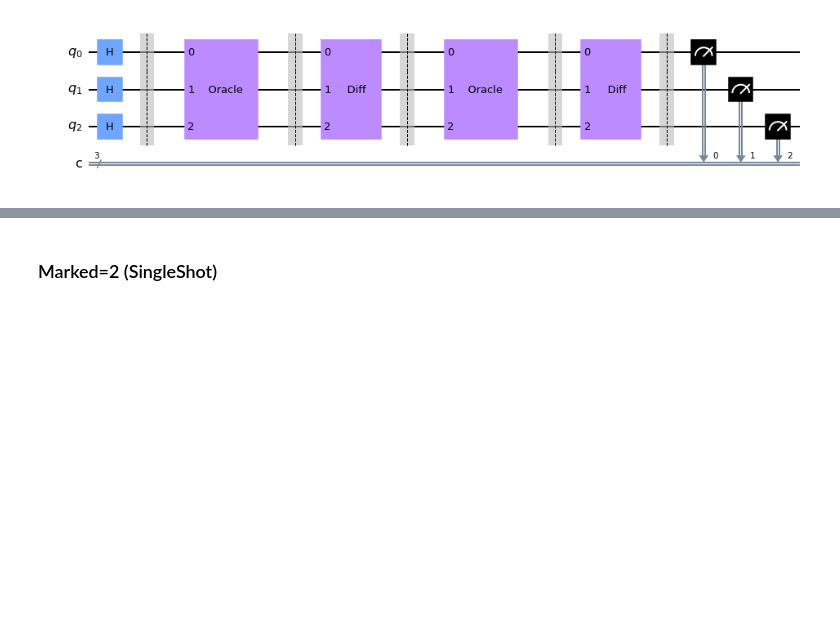
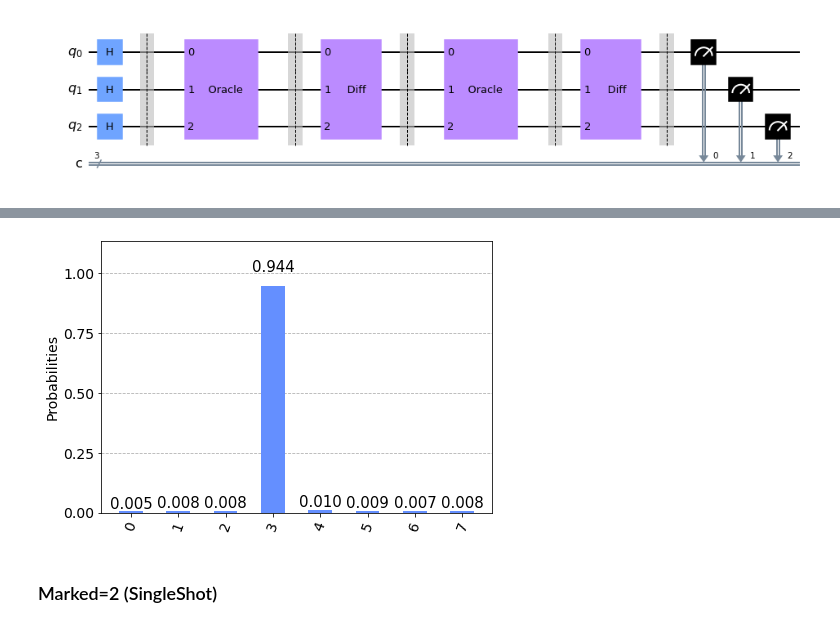
Before and after one commit to JaimePSantos/Dissertation-Tex-Code, a Jupyter notebook: Coding/DeepNote/GroverNotebook.ipynb, the cells around one changed output, grey strips where cells are left out. Drawn from its saved outputs; the diff is of its cells as text; code cells hidden in the pictures; blank space fills up the shorter version.

```diff
--- a/Coding/DeepNote/GroverNotebook.ipynb
+++ b/Coding/DeepNote/GroverNotebook.ipynb
@@ -80,6 +80,22 @@ def simul(qc,stateVec,shots):
         backend = Aer.get_backend('qasm_simulator')
         result = execute(qc,backend,shots=shots).result().get_counts()
     return result
+
+def decResultDict(n):
+    "Retuns a dictionary composed of a range of N keys converted to binary."
+    baseDict = {}
+    for decNumber in range(2**n):
+        dec = decNumber
+        baseDict[dec] = 0
+    return baseDict
+
+def normalizedResults(resultsDict,n,shots):
+    decDict = decResultDict(n)
+    correctedResults = {int(k,2) : v/shots for k,v in resultsDict.items()}
+    newDict1 = correctedResults
+    newDict2 = decDict
+    normalizedResults = {**newDict2,**newDict1}
+    return normalizedResults
 # %% [markdown]
 ## N = 3
 # %% [markdown]
@@ -95,3 +117,8 @@ groverCirc.draw(output='mpl')
+# %%
+normResultsN3M0 = normalizedResults(resultsN3M0,N3,shots)
+plot_histogram(normResultsN3M0)
+# %% [output]
+[figure, added]
 # %% [markdown]
 ### Marked=2 (SingleShot)
 # %%
```
Also changed, not shown: parts of 11 cells of this notebook, 1 other file.
